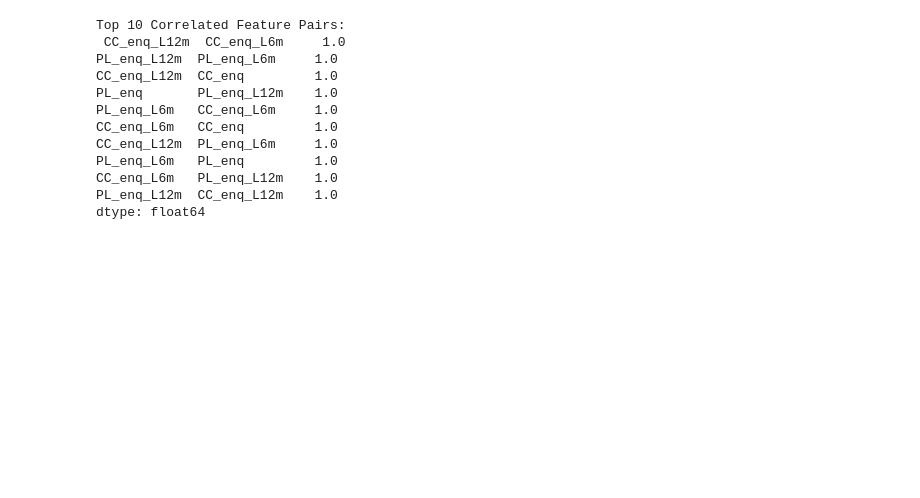
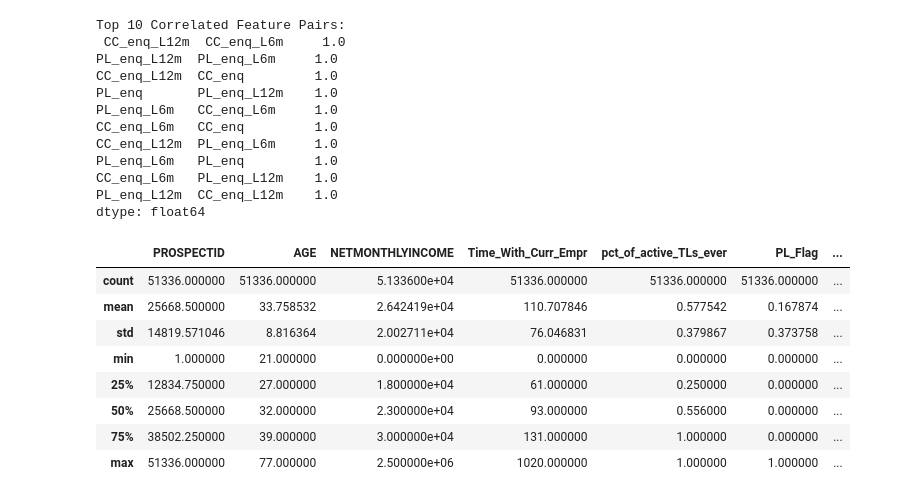
Before and after one commit to BStok/Fairness-Aware-Loan-Prediction-, a Jupyter notebook: notebooks/eda.ipynb, the cells around one changed output. Saved outputs shown, nothing was run; the diff lists cells and outputs as text; code cells hidden in the pictures; blank space fills up the shorter version.

Commit message:
data split

```diff
--- a/notebooks/eda.ipynb
+++ b/notebooks/eda.ipynb
@@ -156,3 +156,18 @@ PL_enq_L6m   PL_enq         1.0
 CC_enq_L6m   PL_enq_L12m    1.0
 PL_enq_L12m  CC_enq_L12m    1.0
 dtype: float64
+# %%
+import pandas as pd
+df = pd.read_csv(r"C:\Users\projects\Fairness-Aware-Loan-Prediction-\data\processed\binaryLabel\label_conversion.csv")
+# %%
+df.describe()
+# %% [output]
+|  | PROSPECTID | AGE | NETMONTHLYINCOME | Time_With_Curr_Empr | pct_of_active_TLs_ever | PL_Flag | ... |
+| count | 51336.000000 | 51336.000000 | 5.133600e+04 | 51336.000000 | 51336.000000 | 51336.000000 | ... |
+| mean | 25668.500000 | 33.758532 | 2.642419e+04 | 110.707846 | 0.577542 | 0.167874 | ... |
+| std | 14819.571046 | 8.816364 | 2.002711e+04 | 76.046831 | 0.379867 | 0.373758 | ... |
+| min | 1.000000 | 21.000000 | 0.000000e+00 | 0.000000 | 0.000000 | 0.000000 | ... |
+| 25% | 12834.750000 | 27.000000 | 1.800000e+04 | 61.000000 | 0.250000 | 0.000000 | ... |
+| 50% | 25668.500000 | 32.000000 | 2.300000e+04 | 93.000000 | 0.556000 | 0.000000 | ... |
+| 75% | 38502.250000 | 39.000000 | 3.000000e+04 | 131.000000 | 1.000000 | 0.000000 | ... |
+| max | 51336.000000 | 77.000000 | 2.500000e+06 | 1020.000000 | 1.000000 | 1.000000 | ... |
```
Also changed, not shown: parts of 3 cells of this notebook.
